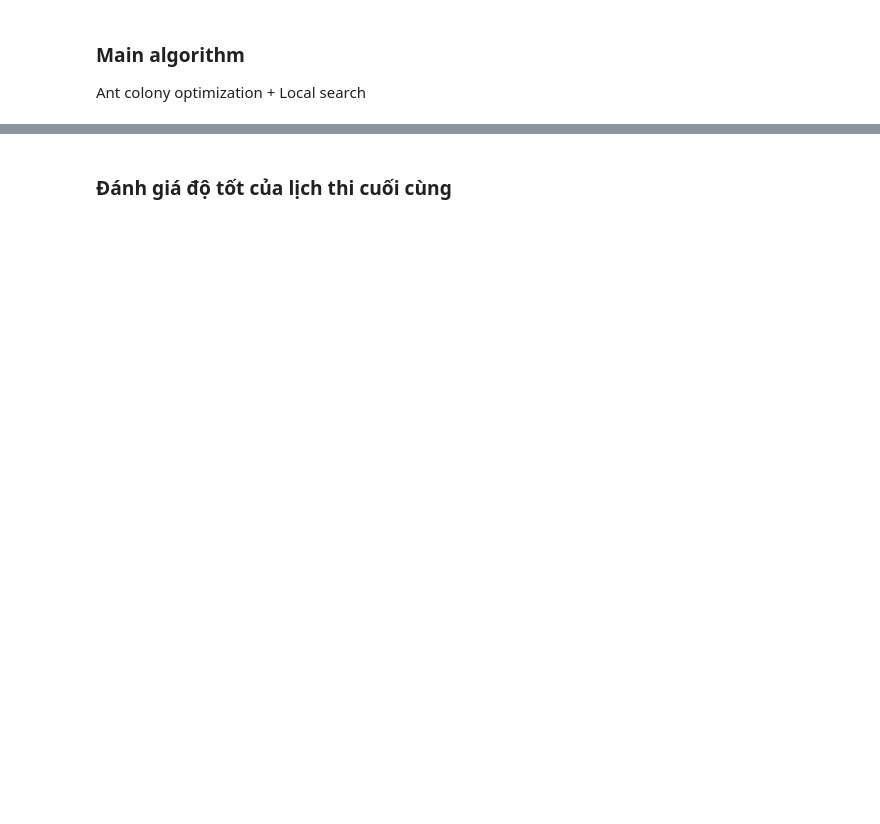
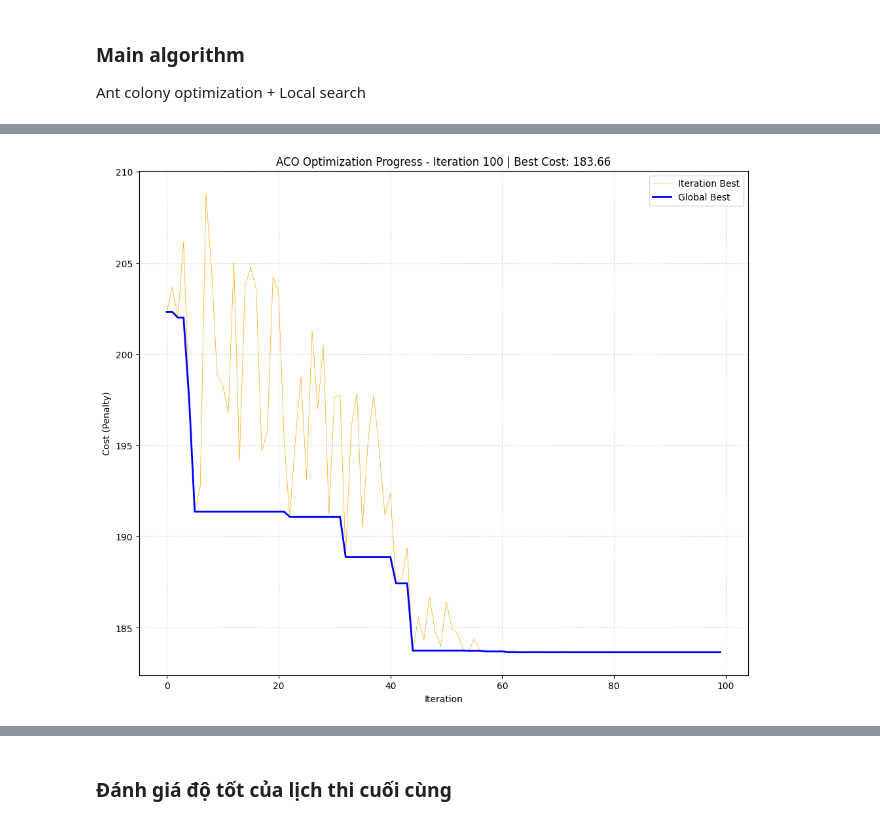
Before and after one commit to brownfox2k6/UET_exam_schedule_builder, a Jupyter notebook: aco.ipynb, the cells around one changed output, grey strips where cells are left out. Drawn from its saved outputs; the diff is of its cells as text; code cells hidden in the pictures; blank space fills up the shorter version.

```diff
--- a/aco.ipynb
+++ b/aco.ipynb
@@ -208,3 +474,22 @@ def evaporate_and_deposit(
+# %%
+@njit
+def evaporate_and_deposit(
+  tau: NDArray[np.float64],
+  best_schedule: NDArray[np.int32],
+  num_courses: int = NUM_COURSES,
+  num_slots: int = NUM_SLOTS,
+  rho: float = RHO,
+  tau_min: float = TAU_MIN,
+  tau_max: float = TAU_MAX
+) -> None:
+
+  for course in range(num_courses):
+    for slot in range(num_slots):
+      if slot == best_schedule[course]:
+        delta_tau = rho * tau_max
+      else:
+        delta_tau = rho * tau_min
+      tau[course, slot] = (1.0 - rho) * tau[course, slot] + delta_tau
 # %% [markdown]
 ### Main algorithm
 Ant colony optimization + Local search
@@ -261,0 +496,66 @@ LOCAL_MOVES=200, NUM_ANTS=35, result=10.098304202534903
+# %%
+best_schedule = np.full(NUM_COURSES, -1, dtype=np.int32)
+global_best = np.float64(np.inf)
+no_improvement = 0
+
+tau = np.full((NUM_COURSES, NUM_SLOTS), TAU_0, dtype=np.float64)
+history_global_best = []
+history_iter_best = []
+fig = plt.figure(figsize=(10, 5))
+
+for iter in range(MAX_ITERS):
+  ants = np.zeros((NUM_ANTS, NUM_COURSES), dtype=np.int32)
+  costs = np.zeros(NUM_ANTS, dtype=np.float64)
+  j = 0
+  while j < NUM_ANTS:
+    ok, schedule = construct_ant(tau)
+    if not ok:
+      continue
+    ants[j] = schedule
+    costs[j] = evaluate_cost(schedule)
+    j += 1
+  sorted_indices = np.argsort(costs)
+  ants = ants[sorted_indices]
+  costs = costs[sorted_indices]
+
+  num_elites = round(NUM_ANTS * TOP_ANTS)
+  for j in range(num_elites):
+    costs[j] += local_search(ants[j])
+
+  i_best = np.argmin(costs[:num_elites])
+  if costs[i_best] < global_best:
+    best_schedule = ants[i_best]
+    global_best = costs[i_best]
+    no_improvement = 0
+  else:
+    no_improvement += 1
+    if no_improvement == STAGNATION_LIMIT:
+      # tau[:] = TAU_0 + 0.3 * (tau - TAU_0)
+      # np.clip(tau, TAU_MIN, TAU_MAX, out=tau)
+      tau.fill(TAU_0)
+      no_improvement = 0
+  # if no_improvement < 10:
+  # evaporate_and_deposit(tau, best_schedule)
+  # else:
+  evaporate_and_deposit(tau, ants[i_best])
+
+  history_global_best.append(global_best)
+  history_iter_best.append(costs[i_best])
+  clear_output(wait=True)
+  plt.figure(figsize=(12, 10))
+
+  # Đường màu cam: Điểm tốt nhất của từng vòng lặp (Nhảy múa liên tục thể hiện sự khám phá)
+  plt.plot(history_iter_best, label='Iteration Best', color='orange', linewidth=0.5)
+
+  # Đường màu xanh: Điểm tốt nhất toàn cục (Đường tiệm cận đi xuống)
+  plt.plot(history_global_best, label='Global Best', color='blue', linewidth=2)
+
+  plt.title(f"ACO Optimization Progress - Iteration {iter + 1} | Best Cost: {global_best:.2f}")
+  plt.xlabel("Iteration")
+  plt.ylabel("Cost (Penalty)")
+  plt.legend()
+  plt.grid(True, linestyle=':', alpha=0.7)
+
+  plt.show()
+# %% [output]
+[figure, added]
```
Also changed, not shown: parts of 50 cells of this notebook, 3 other files.
